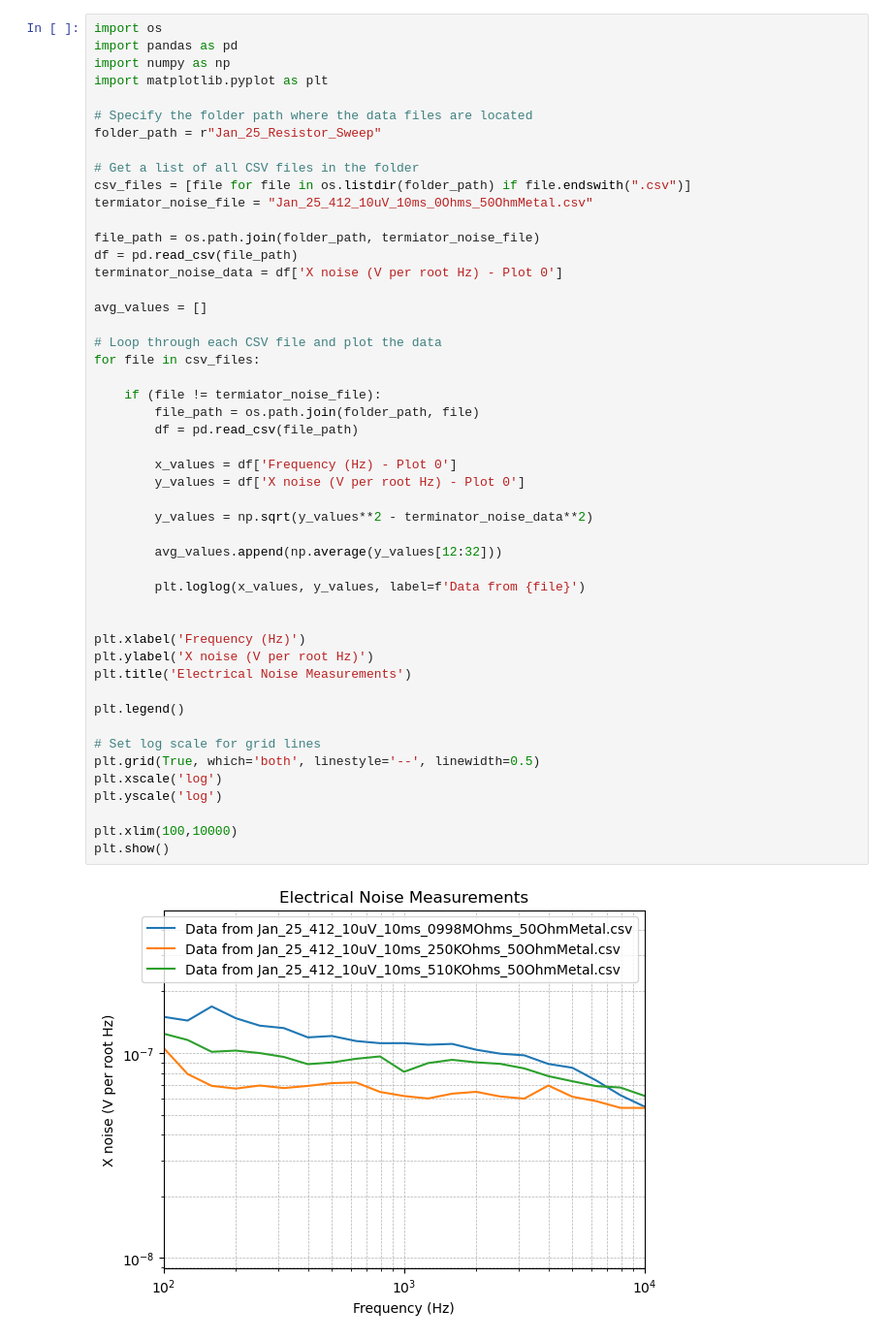
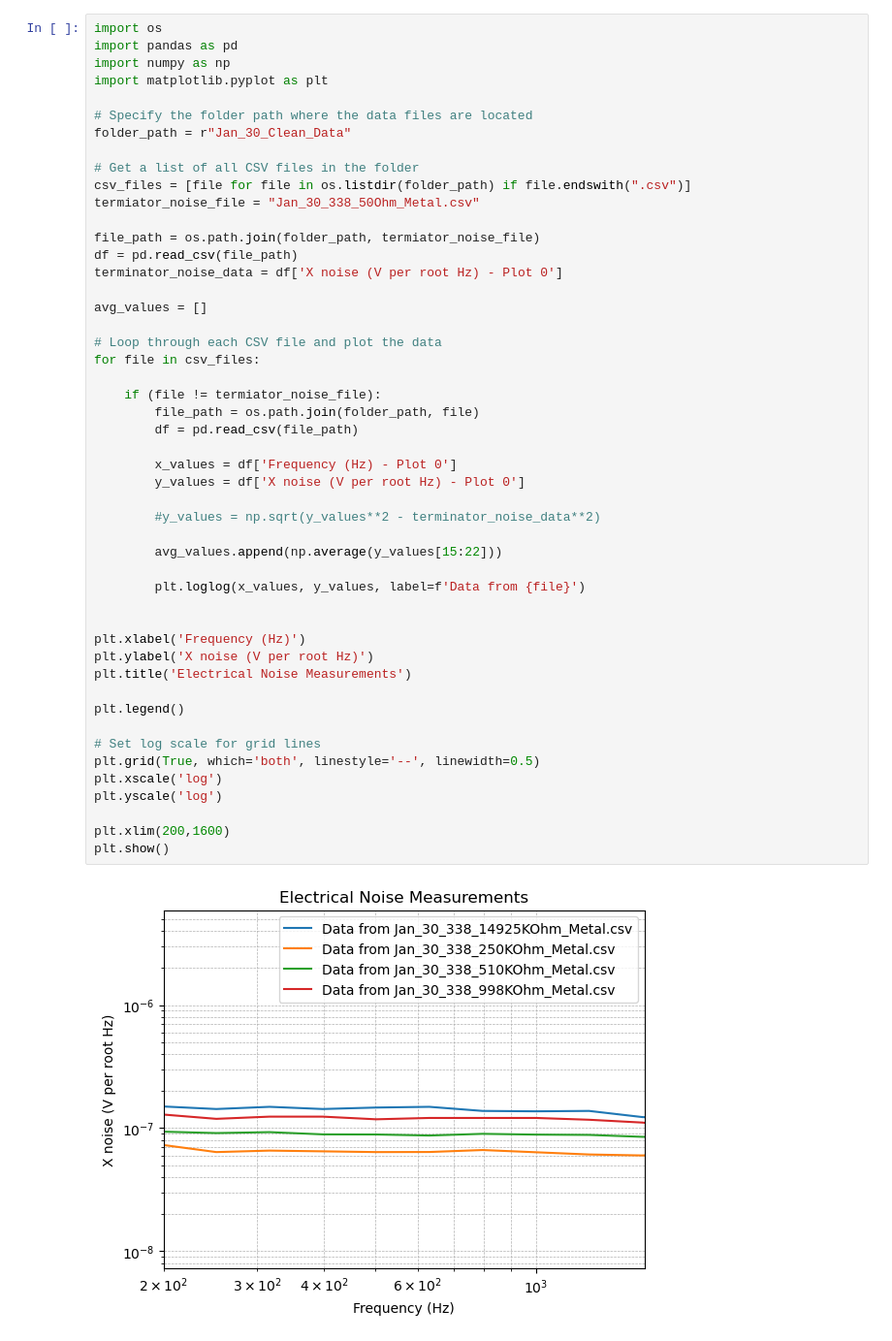
Before and after one commit to JackMacaulay/Advanced-Engineering-Physics-Lab, a Jupyter notebook: Electrical_Noise/sensitivity_plotting.ipynb, the cells around one changed output. Shown: that part at 97% size. Drawn from its saved outputs; the diff is of its cells as text.

Commit message:
noise vs resistance plot

```diff
--- a/Electrical_Noise/sensitivity_plotting.ipynb
+++ b/Electrical_Noise/sensitivity_plotting.ipynb
@@ -5,11 +5,11 @@ import numpy as np
 import matplotlib.pyplot as plt
 
 # Specify the folder path where the data files are located
-folder_path = r"Jan_25_Resistor_Sweep"
+folder_path = r"Jan_30_Clean_Data"
 
 # Get a list of all CSV files in the folder
 csv_files = [file for file in os.listdir(folder_path) if file.endswith(".csv")]
-termiator_noise_file = "Jan_25_412_10uV_10ms_0Ohms_50OhmMetal.csv"
+termiator_noise_file = "Jan_30_338_50Ohm_Metal.csv"
 
 file_path = os.path.join(folder_path, termiator_noise_file)
 df = pd.read_csv(file_path)
@@ -18,35 +18,35 @@ terminator_noise_data = df['X noise (V per root Hz) - Plot 0']
 avg_values = []
 
 # Loop through each CSV file and plot the data
 for file in csv_files:
 
     if (file != termiator_noise_file):
         file_path = os.path.join(folder_path, file)
         df = pd.read_csv(file_path)
 
         x_values = df['Frequency (Hz) - Plot 0']
         y_values = df['X noise (V per root Hz) - Plot 0']
 
-        y_values = np.sqrt(y_values**2 - terminator_noise_data**2)
+        #y_values = np.sqrt(y_values**2 - terminator_noise_data**2)
 
-        avg_values.append(np.average(y_values[12:32]))
+        avg_values.append(np.average(y_values[15:22]))
 
         plt.loglog(x_values, y_values, label=f'Data from {file}')
 
 
 plt.xlabel('Frequency (Hz)')
 plt.ylabel('X noise (V per root Hz)')
 plt.title('Electrical Noise Measurements')
 
 plt.legend()
 
 # Set log scale for grid lines
 plt.grid(True, which='both', linestyle='--', linewidth=0.5)
 plt.xscale('log')
 plt.yscale('log')
 
-plt.xlim(100,10000)
+plt.xlim(200,1600)
 plt.show()
 # %% [output]
-[figure, old version]
+[figure, new version]
 # %%
```
Also changed, not shown: parts of 4 cells of this notebook.
